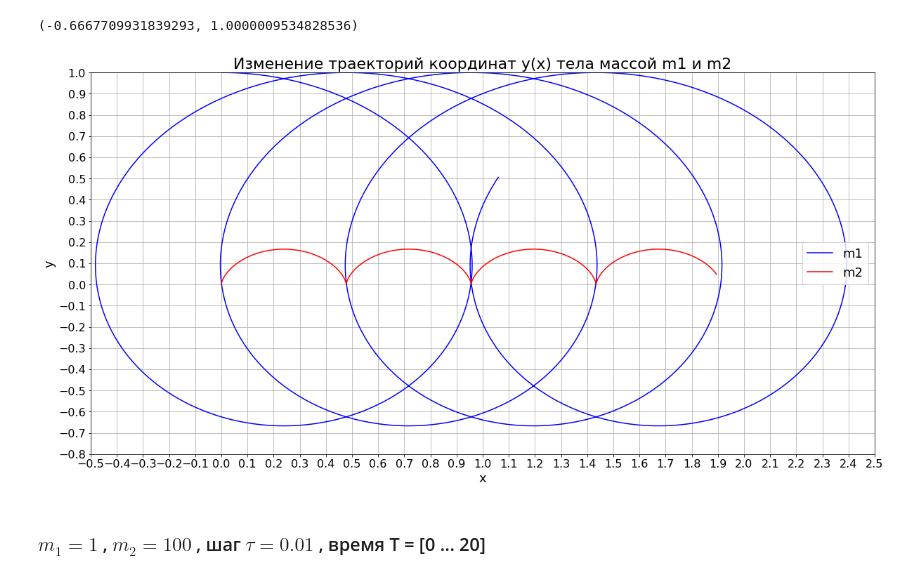
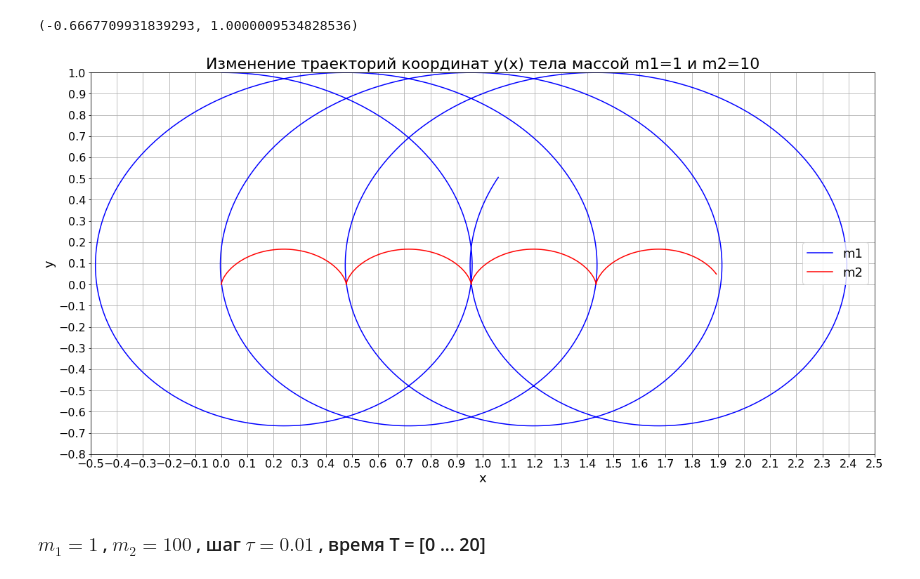
Before and after one commit to Arutyun007/MSU, a Jupyter notebook: Mathematical modeling 2022/dz2/dz2.ipynb, the cells around one changed output. Saved outputs shown, nothing was run; the diff lists cells and outputs as text; code cells hidden in the pictures.

```diff
--- a/Mathematical modeling 2022/dz2/dz2.ipynb
+++ b/Mathematical modeling 2022/dz2/dz2.ipynb
@@ -141,27 +134,27 @@ min(y1_2), max(y1_2)
 # %% [output]
 (-0.6667709931839293, 1.0000009534828536)
 # %%
-# Графики траекторий координат (x(t), z(t)) без трения
+# График траекторий координат y(x) при m1 = 1, m2 = 10
 xlim_min = -0.5
 xlim_max = 2.5
 ylim_min = -0.80
 ylim_max = 1.0
 #t = range(points)
 #t = [t[i]/(points-1) for i in range(len(t))]
 #print(t)
 plt.figure(figsize = (20,10))
 plt.axes(xlim=(xlim_min, xlim_max), ylim=(ylim_min, ylim_max))
-plt.title('Изменение траекторий координат y(x) тела массой m1 и m2', fontsize = 22)
+plt.title('Изменение траекторий координат y(x) тела массой m1=1 и m2=10', fontsize = 22)
 plt.xlabel('x', fontsize = 18)
 plt.ylabel('y', fontsize = 18)
 plt.grid(True)
 plt.plot(x1_2, y1_2, c = 'blue')
 plt.plot(x2_2, y2_2, c = 'red')
 plt.legend(['m1', 'm2'], loc = 'center right', fontsize = 18)
 plt.xticks(np.linspace(xlim_min, xlim_max, 31), fontsize = 16)
 plt.yticks(np.linspace(ylim_min, ylim_max, 19), fontsize = 16);
 # %% [output]
-[figure, old version]
+[figure, new version]
 # %% [markdown]
 ###  $m_{1} = 1 $ , $ m_{2} = 100 $ , шаг  $ \tau = 0.01 $ , время T = [0 ... 20]
 # %%
```
Also changed, not shown: parts of 36 cells of this notebook.
